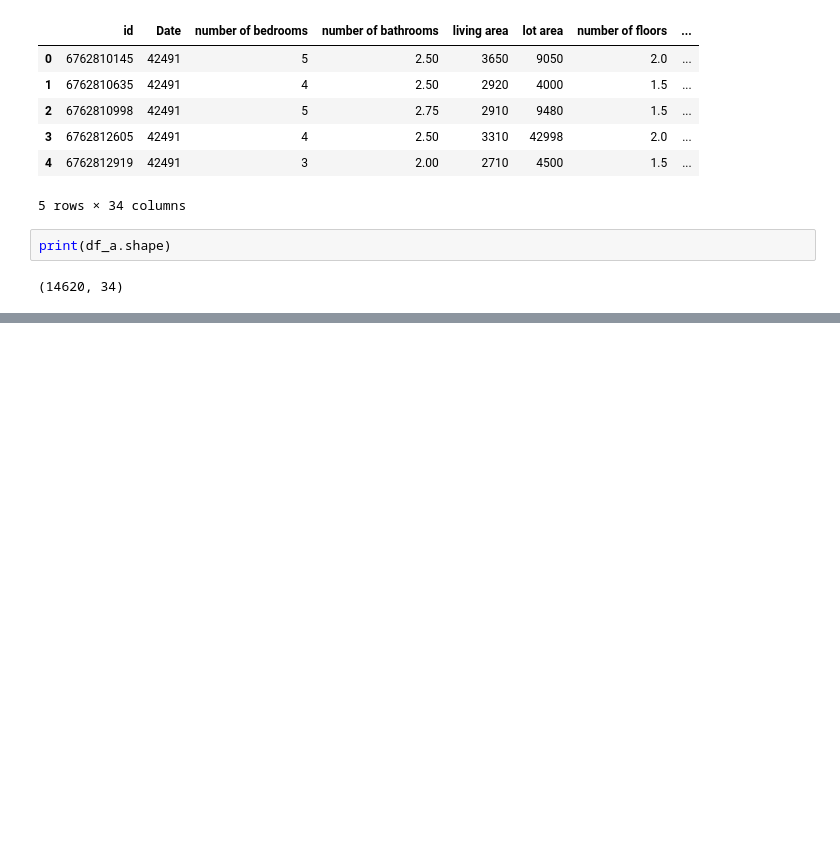
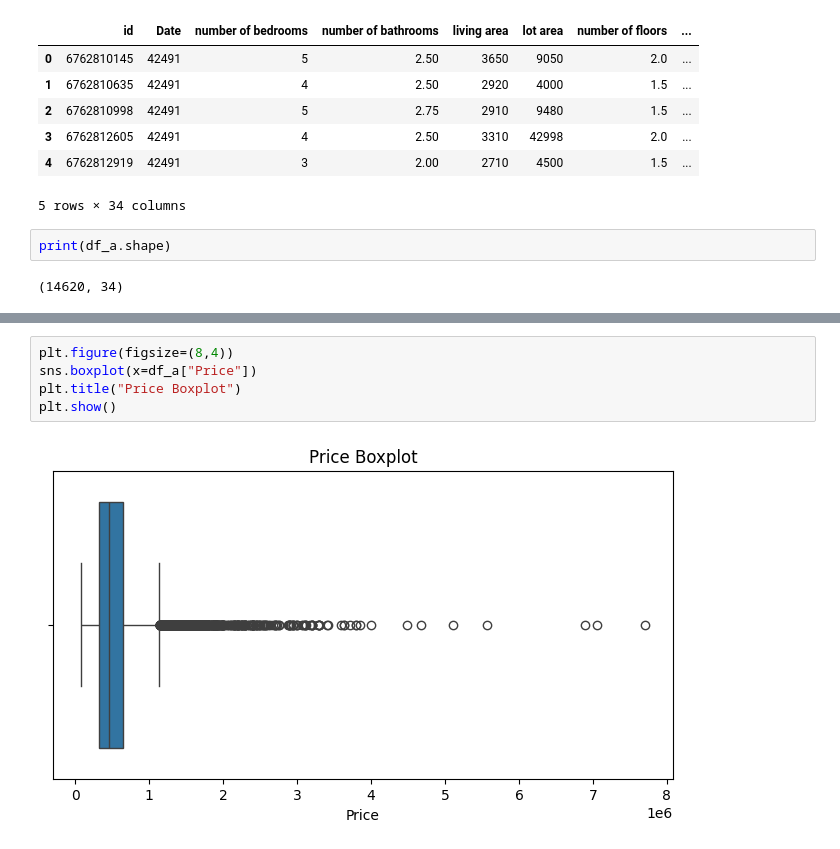
Before and after one commit to patelshivam109/AI-Powered-Real-Estate-Intelligence-Valuation-Investment-Recommendation-Platform, a Jupyter notebook: notebooks/02_eda.ipynb, the cells around one changed output, grey strips where cells are left out. Drawn from its saved outputs; the diff is of its cells as text; blank space fills up the shorter version.

```diff
--- a/notebooks/02_eda.ipynb
+++ b/notebooks/02_eda.ipynb
@@ -30,0 +65,7 @@ print(df_a.shape)
+# %%
+plt.figure(figsize=(8,4))
+sns.boxplot(x=df_a["Price"])
+plt.title("Price Boxplot")
+plt.show()
+# %% [output]
+[figure, added]
```
Also changed, not shown: parts of 11 cells of this notebook.
